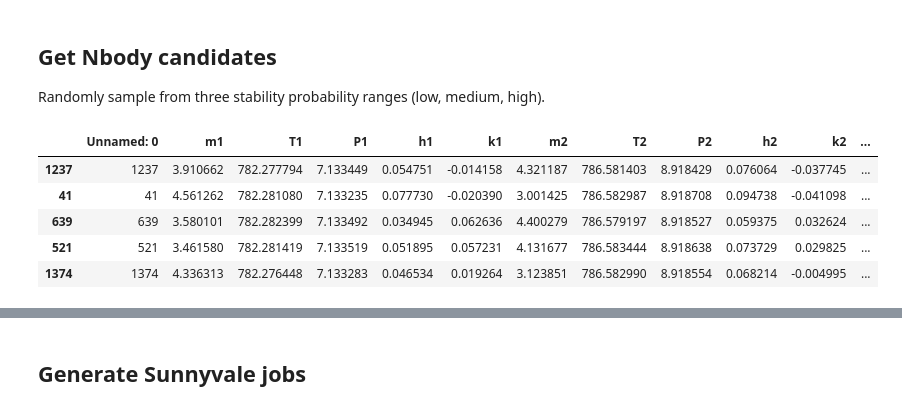
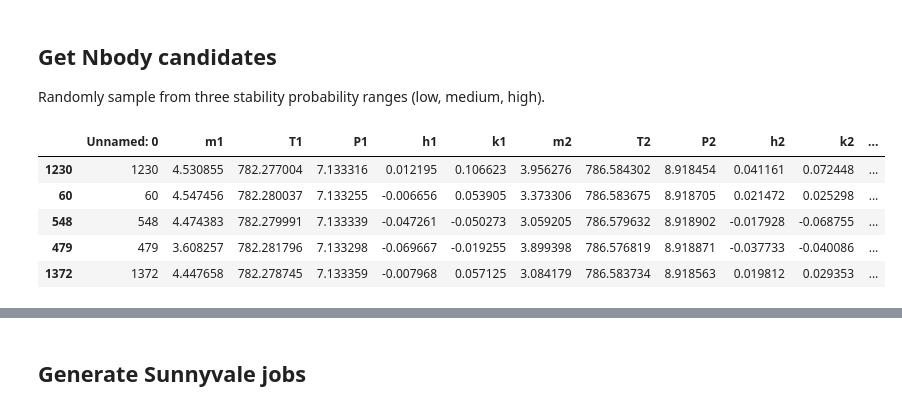
Before and after one commit to afcarl/stability_predict, a Jupyter notebook: analyzesystem.ipynb, the cells around one changed output, grey strips where cells are left out. Cells and saved outputs as stored; diff of their text form; code cells hidden in the pictures.

```diff
--- a/analyzesystem.ipynb
+++ b/analyzesystem.ipynb
@@ -79,12 +73,12 @@ d = data.iloc[index]
-# %%
-d.head()
-# %% [output]
-|  | Unnamed: 0 | m1 | T1 | P1 | h1 | k1 | m2 | T2 | P2 | h2 | k2 | ... |
-| 1237 | 1237 | 3.910662 | 782.277794 | 7.133449 | 0.054751 | -0.014158 | 4.321187 | 786.581403 | 8.918429 | 0.076064 | -0.037745 | ... |
-| 41 | 41 | 4.561262 | 782.281080 | 7.133235 | 0.077730 | -0.020390 | 3.001425 | 786.582987 | 8.918708 | 0.094738 | -0.041098 | ... |
-| 639 | 639 | 3.580101 | 782.282399 | 7.133492 | 0.034945 | 0.062636 | 4.400279 | 786.579197 | 8.918527 | 0.059375 | 0.032624 | ... |
-| 521 | 521 | 3.461580 | 782.281419 | 7.133519 | 0.051895 | 0.057231 | 4.131677 | 786.583444 | 8.918638 | 0.073729 | 0.029825 | ... |
-| 1374 | 1374 | 4.336313 | 782.276448 | 7.133283 | 0.046534 | 0.019264 | 3.123851 | 786.582990 | 8.918554 | 0.068214 | -0.004995 | ... |
+# %%
+data.loc[index].head()
+# %% [output]
+|  | Unnamed: 0 | m1 | T1 | P1 | h1 | k1 | m2 | T2 | P2 | h2 | k2 | ... |
+| 1230 | 1230 | 4.530855 | 782.277004 | 7.133316 | 0.012195 | 0.106623 | 3.956276 | 786.584302 | 8.918454 | 0.041161 | 0.072448 | ... |
+| 60 | 60 | 4.547456 | 782.280037 | 7.133255 | -0.006656 | 0.053905 | 3.373306 | 786.583675 | 8.918705 | 0.021472 | 0.025298 | ... |
+| 548 | 548 | 4.474383 | 782.279991 | 7.133339 | -0.047261 | -0.050273 | 3.059205 | 786.579632 | 8.918902 | -0.017928 | -0.068755 | ... |
+| 479 | 479 | 3.608257 | 782.281796 | 7.133298 | -0.069667 | -0.019255 | 3.899398 | 786.576819 | 8.918871 | -0.037733 | -0.040086 | ... |
+| 1372 | 1372 | 4.447658 | 782.278745 | 7.133359 | -0.007968 | 0.057125 | 3.084179 | 786.583734 | 8.918563 | 0.019812 | 0.029353 | ... |
 # %%
 # Plot Nbody Candidates
 x = "h"
```
Also changed, not shown: parts of 6 cells of this notebook, 5 other files.
